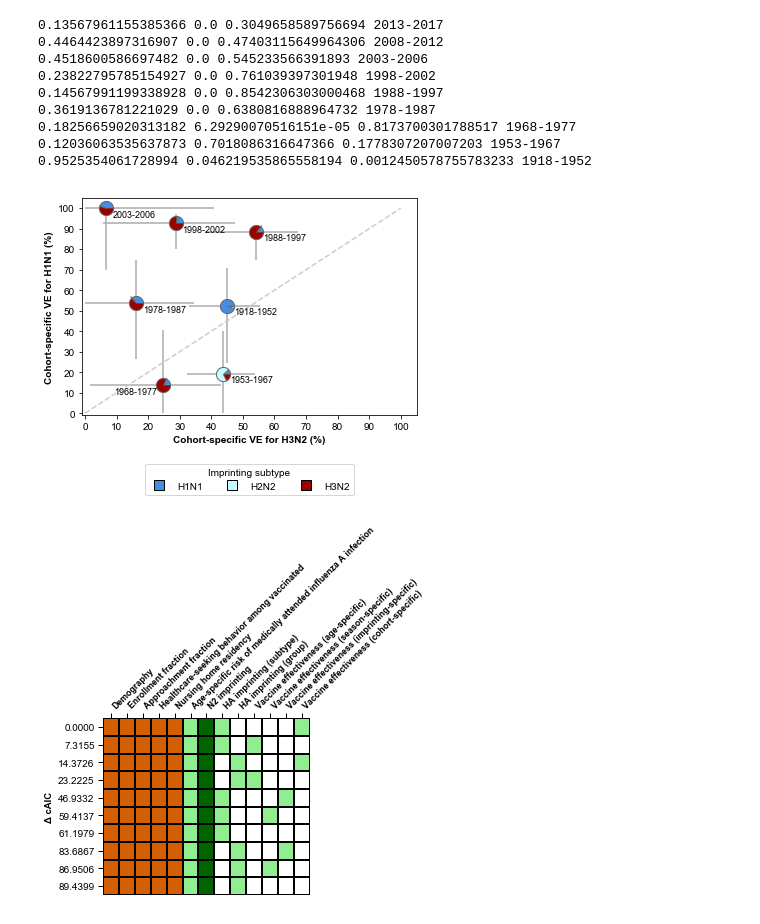
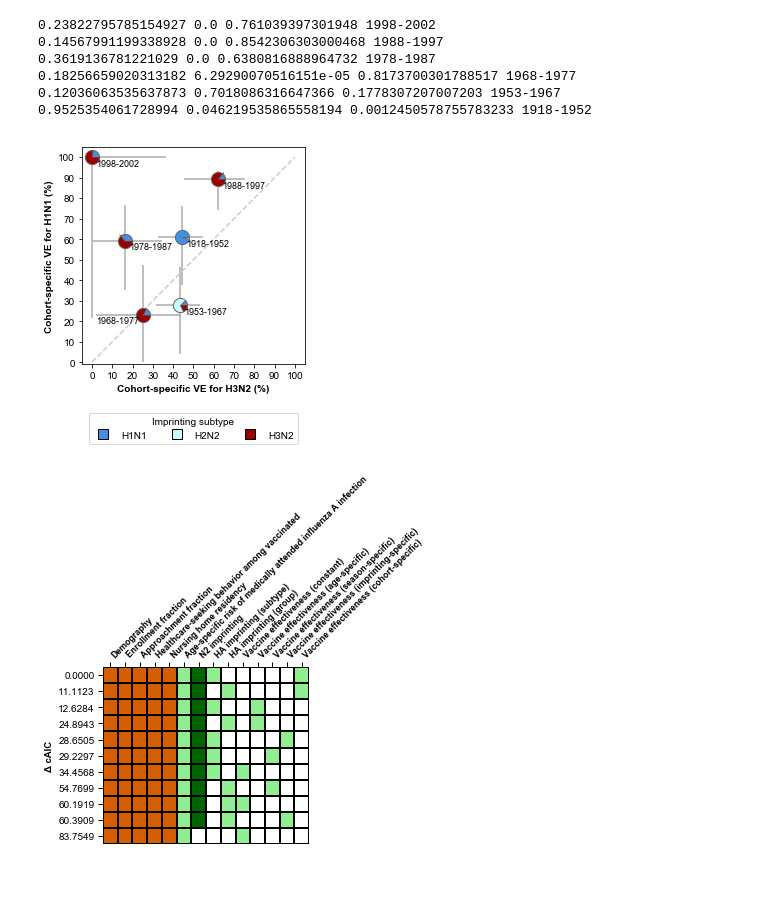
Before and after one commit to cobeylab/FluAImprinting, a Jupyter notebook: figures/Figure_6_cohort_VE.ipynb, the cells around one changed output. Cells and saved outputs as stored; diff of their text form; code cells hidden in the pictures; blank space fills up the shorter version.

Commit message:
Changed age minimum to 15 years old and added DAV model

```diff
--- a/figures/Figure_6_cohort_VE.ipynb
+++ b/figures/Figure_6_cohort_VE.ipynb
@@ -12,7 +12,7 @@ pal = sns.xkcd_palette(['dark sky blue', 'light sky blue', 'deep red']).as_hex()
 imprinting_df = pd.read_csv('../data/imprinting_function_birth_year.csv')
 pop_df = pd.read_csv('../data/demography_by_birth_year.csv')
 
-profiles = pd.read_csv('../final_results_for_ms/10-100/DAHVcohort_subtype.profile_liks.csv', index_col='param')
+profiles = pd.read_csv('../revision/results_15-100/DAHVcohort_subtype.profile_liks.csv', index_col='param')
 
 
 imprinting_df = imprinting_df[imprinting_df.Season==2018]
@@ -83,39 +83,36 @@ for param, row in profiles.iterrows():
 
                 if label in flip:
                     ax0.text(row2.mle - 0.02, row.mle -0.03, label, va='center', ha='right', size=9)
                 else:
                     ax0.text(row2.mle + 0.02, row.mle -0.03, label, va='center', size=9)
                 # errorbars
                 ax0.hlines(row.mle, row2.prof_min, row2.prof_max, linestyle='-', color='#aaaaaa', zorder=0)
                 ax0.vlines(row2.mle, row.prof_min, row.prof_max, linestyle='-', color='#aaaaaa', zorder=0)
                 make_pie_scatter(row2.mle, row.mle, h1, h1+h2, ax0, pal)
 #ax0.plot(x, y, 'o', markeredgecolor='purple', color='white')
 #ax0.set_ylim(0, 1.05)
 
 l_h1, = plt.plot([100, 100], [100, 100], 's', color=pal[0], markersize=10, label='H1N1', markeredgecolor='k')
 l_h2, = plt.plot([100, 100], [100, 100], 's', color=pal[1], markersize=10, label='H3N2', markeredgecolor='k')
 l_h3, = plt.plot([100, 100], [100, 100], 's', color=pal[2], markersize=10, label='H3N2', markeredgecolor='k')
 plt.legend((l_h1, l_h2, l_h3), ('H1N1', 'H2N2', 'H3N2'), ncol=3, loc='upper center', bbox_to_anchor=(0.5, -0.2), title='Imprinting subtype')
 
 plt.xticks(np.arange(0, 1.1, 0.1), range(0,110,10))
 plt.yticks(np.arange(0, 1.1, 0.1), range(0,110,10))
 
-ax0.set_xlim(-0.01, 1.05)
+ax0.set_xlim(-0.05, 1.05)
 ax0.set_ylim(-0.01, 1.05)
 ax0.set_xlabel('Cohort-specific VE for H3N2 (%)', weight='bold')
 ax0.set_ylabel('Cohort-specific VE for H1N1 (%)', weight='bold')
-plt.savefig('../../Marshfield/Flu-A-imprinting-paper/Fig_VE_compare.svg', bbox_inches='tight')
+plt.gcf().set_size_inches(4,4)
 # %% [output]
-0.13567961155385366 0.0 0.3049658589756694 2013-2017
-0.4464423897316907 0.0 0.47403115649964306 2008-2012
-0.4518600586697482 0.0 0.545233566391893 2003-2006
 0.23822795785154927 0.0 0.761039397301948 1998-2002
 0.14567991199338928 0.0 0.8542306303000468 1988-1997
 0.3619136781221029 0.0 0.6380816888964732 1978-1987
 0.18256659020313182 6.29290070516151e-05 0.8173700301788517 1968-1977
 0.12036063535637873 0.7018086316647366 0.1778307207007203 1953-1967
 0.9525354061728994 0.046219535865558194 0.0012450578755783233 1918-1952
-[figure, old version]
+[figure, new version]
 # %%
 import glob
 import pandas as pd
@@ -126,7 +123,7 @@ from matplotlib.colors import ListedColormap
 import numpy as np
 %matplotlib inline
 
-df = pd.read_csv('../final_results_for_ms/10-100/result_summary.csv', index_col='Unnamed: 0')
+df = pd.read_csv('../revision/results_15-100/result_summary.csv', index_col='Unnamed: 0')
 
 pal = sns.color_palette('colorblind').as_hex()
 flatui = ['white', pal[3], 'darkgreen', 'lightgreen']
@@ -137,14 +134,14 @@ rcParams['font.sans-serif'] = 'arial'
 sns.set_context('paper')
 full_model='DAHNV'
 
-final_df = pd.DataFrame(columns=['D', 'E', 'Ap', 'vac_cov', 'Nu', 'A', 'N2', 'H_sub','H_group', 'V_age', 'V_season', 'V_imprinting', 'V_cohort', 'cAIC'])
+final_df = pd.DataFrame(columns=['D', 'E', 'Ap', 'vac_cov', 'Nu', 'A', 'N2', 'H_sub','H_group', 'V_constant', 'V_age', 'V_season', 'V_imprinting', 'V_cohort', 'cAIC'])
 row = 0
 
 
 df = df.iloc[1:, ]
 
 exclude = ['DAHVage_subtype', 'DAHVcohort_subtype', 'DAHNVageseason_subtype', 'DAHNVageseason_group',
-           'DAHNVcohortseason_subtype', 'DAHNVcohortseason_group']
+           'DAHNVcohortseason_subtype', 'DAHNVcohortseason_group', 'DAVage', 'DAVcohort', 'DAVimprinting', 'DAVseason']
 
 
 for model, r in df.iterrows():
@@ -160,6 +157,9 @@ for model, r in df.iterrows():
             final_df.loc[row, V] = 1
         elif 'Vcohort' in model:
             V = 'V_cohort'
+            final_df.loc[row, V] = 1
+        elif 'Vmean' in model:
+            V = 'V_constant'
             final_df.loc[row, V] = 1
 
         if 'H' in model:
@@ -199,6 +199,7 @@ final_df.columns = ['Demography',
                     'N2 imprinting',
                     'HA imprinting (subtype)',
                     'HA imprinting (group)',
+                    'Vaccine effectiveness (constant)',
                     'Vaccine effectiveness (age-specific)',
                     'Vaccine effectiveness (season-specific)',
                     'Vaccine effectiveness (imprinting-specific)',
@@ -212,9 +213,8 @@ plt.ylabel('Δ cAIC', weight='bold')
 f = plt.gcf()
 f.set_size_inches(5.5, 5.5)
 plt.tight_layout()
-plt.savefig('../../Marshfield/Flu-A-imprinting-paper/Fig_10-100_model_result_summary.pdf', bbox_inches='tight')
 # %% [output]
-[figure, old version]
+[figure, new version]
 # %%
 import pandas as pd
 from matplotlib import pyplot as plt
```
Also changed, not shown: parts of 1 cell of this notebook.
